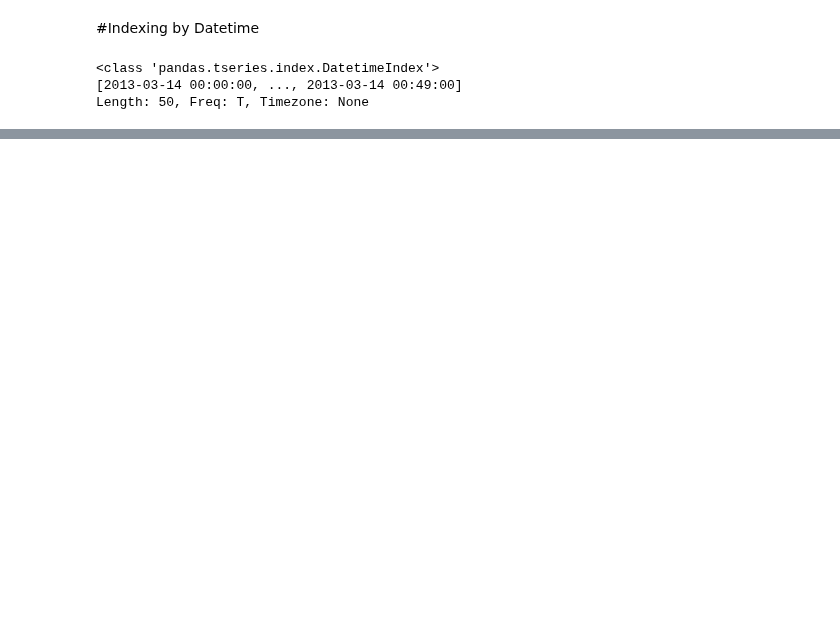
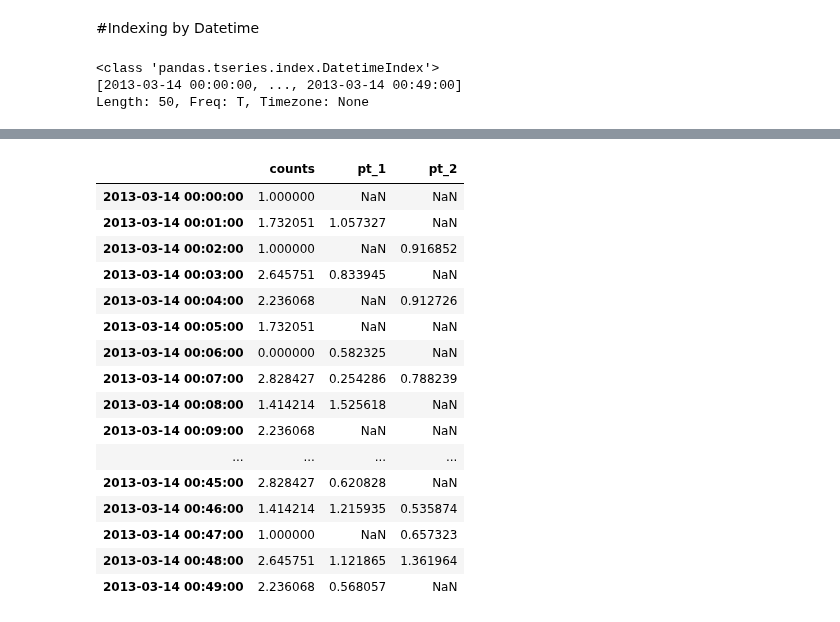
Before and after one commit to ContinuumIO/tutorials, a Jupyter notebook: Pandas.ipynb, the cells around one changed output, grey strips where cells are left out. Cells and saved outputs as stored; diff of their text form; code cells hidden in the pictures; blank space fills up the shorter version.

```diff
--- a/Pandas.ipynb
+++ b/Pandas.ipynb
@@ -133,0 +141,4 @@ ts = pd.Series(randn(len(rng)), index=rng)
+# %%
+d = {'pt_1':pd.Series(randn(len(rng)), index=rng), 'pt_2':pd.Series(randn(len(rng)), index=rng),'counts':pd.Series(randint(10,size=len(rng)), index=rng)}
+df = pd.DataFrame(d)
+df.head()
@@ -133,0 +152,20 @@ ts = pd.Series(randn(len(rng)), index=rng)
+# %%
+df.apply(np.sqrt)
+# %% [output]
+|  | counts | pt_1 | pt_2 |
+| 2013-03-14 00:00:00 | 1.000000 | NaN | NaN |
+| 2013-03-14 00:01:00 | 1.732051 | 1.057327 | NaN |
+| 2013-03-14 00:02:00 | 1.000000 | NaN | 0.916852 |
+| 2013-03-14 00:03:00 | 2.645751 | 0.833945 | NaN |
+| 2013-03-14 00:04:00 | 2.236068 | NaN | 0.912726 |
+| 2013-03-14 00:05:00 | 1.732051 | NaN | NaN |
+| 2013-03-14 00:06:00 | 0.000000 | 0.582325 | NaN |
+| 2013-03-14 00:07:00 | 2.828427 | 0.254286 | 0.788239 |
+| 2013-03-14 00:08:00 | 1.414214 | 1.525618 | NaN |
+| 2013-03-14 00:09:00 | 2.236068 | NaN | NaN |
+| ... | ... | ... | ... |
+| 2013-03-14 00:45:00 | 2.828427 | 0.620828 | NaN |
+| 2013-03-14 00:46:00 | 1.414214 | 1.215935 | 0.535874 |
+| 2013-03-14 00:47:00 | 1.000000 | NaN | 0.657323 |
+| 2013-03-14 00:48:00 | 2.645751 | 1.121865 | 1.361964 |
+| 2013-03-14 00:49:00 | 2.236068 | 0.568057 | NaN |
```
Also changed, not shown: parts of 12 cells of this notebook, 7 other files.
